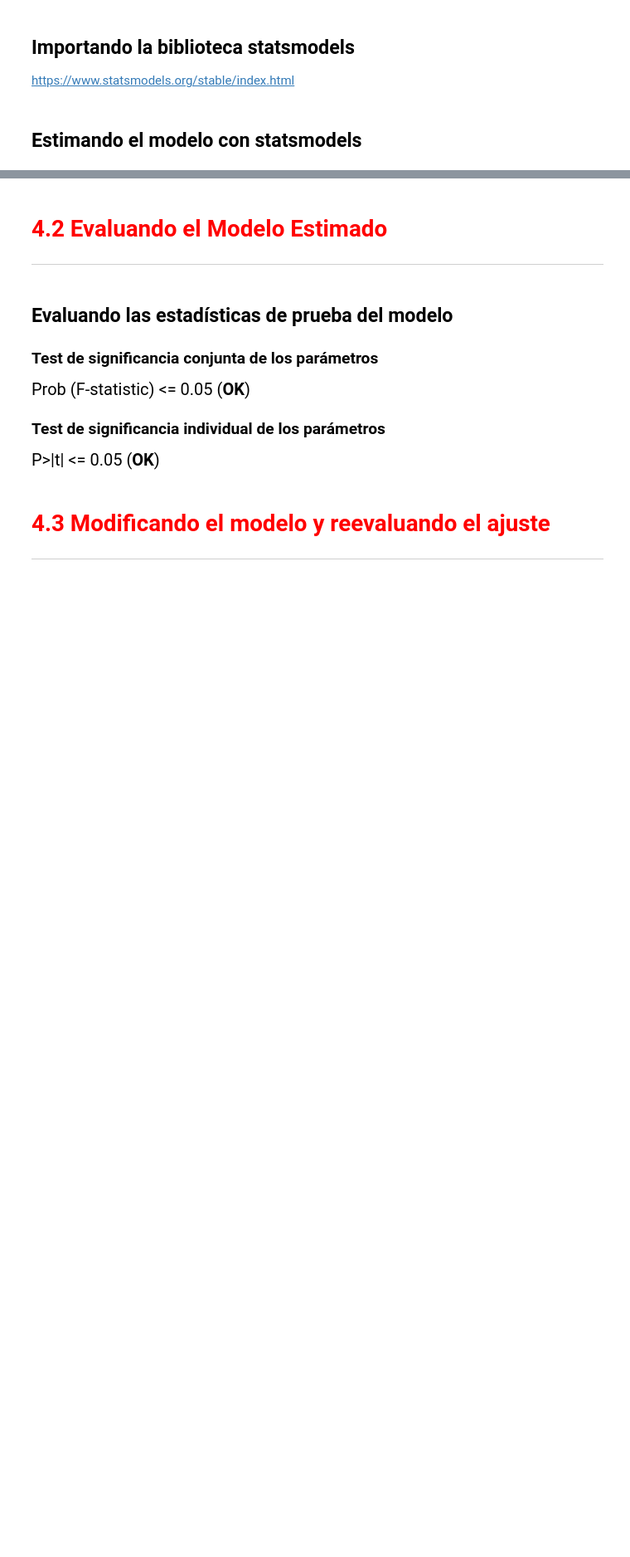
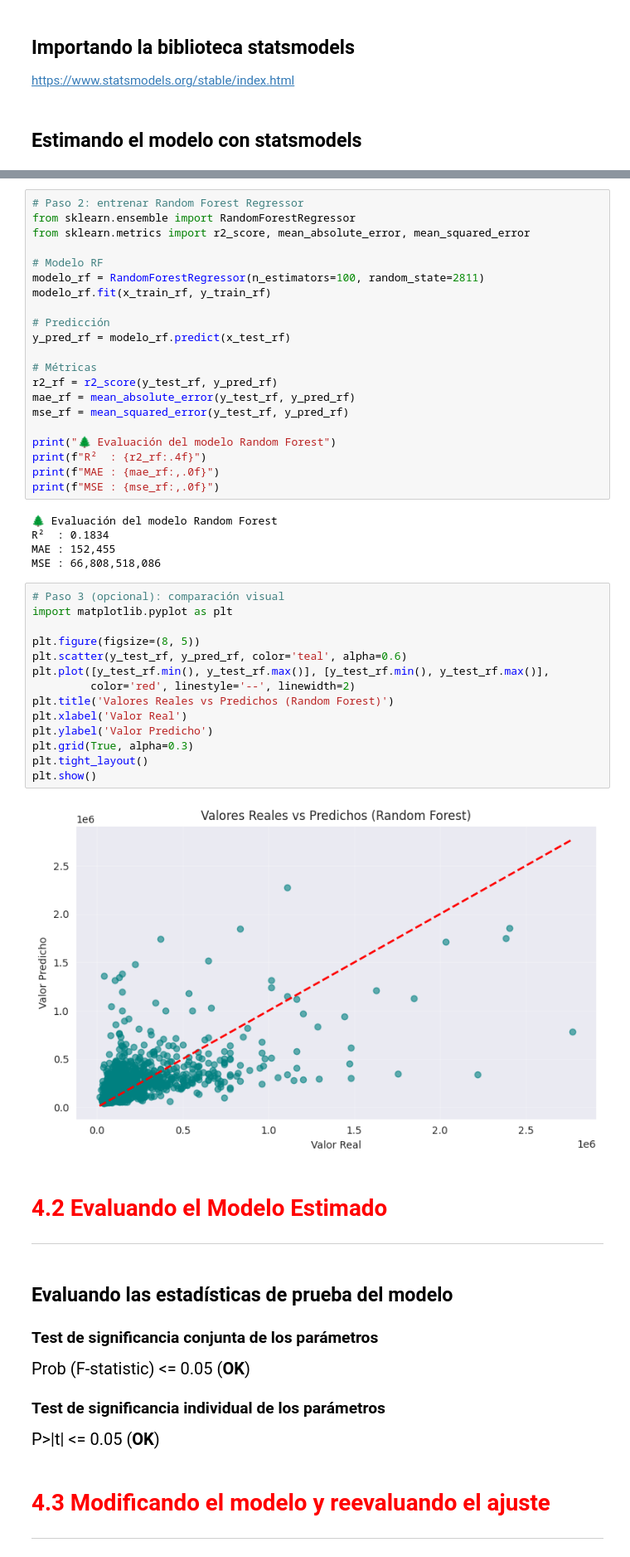
Before and after one commit to Maucho6340/1764-estadistica-con-python-probabilidad-y-muestreo, a Jupyter notebook: Regresión_Lineal_II.ipynb, the cells around one changed output, grey strips where cells are left out. Shown at 83% size. Drawn from its saved outputs; the diff is of its cells as text; blank space fills up the shorter version.

```diff
--- a/Regresión_Lineal_II.ipynb
+++ b/Regresión_Lineal_II.ipynb
@@ -466,3 +566,45 @@ https://www.statsmodels.org/stable/index.html
+# %%
+# Paso 2: entrenar Random Forest Regressor
+from sklearn.ensemble import RandomForestRegressor
+from sklearn.metrics import r2_score, mean_absolute_error, mean_squared_error
+
+# Modelo RF
+modelo_rf = RandomForestRegressor(n_estimators=100, random_state=2811)
+modelo_rf.fit(x_train_rf, y_train_rf)
+
+# Predicción
+y_pred_rf = modelo_rf.predict(x_test_rf)
+
+# Métricas
+r2_rf = r2_score(y_test_rf, y_pred_rf)
+mae_rf = mean_absolute_error(y_test_rf, y_pred_rf)
+mse_rf = mean_squared_error(y_test_rf, y_pred_rf)
+
+print("🌲 Evaluación del modelo Random Forest")
+print(f"R²  : {r2_rf:.4f}")
+print(f"MAE : {mae_rf:,.0f}")
+print(f"MSE : {mse_rf:,.0f}")
+# %% [output]
+🌲 Evaluación del modelo Random Forest
+R²  : 0.1834
+MAE : 152,455
+MSE : 66,808,518,086
+# %%
+# Paso 3 (opcional): comparación visual
+import matplotlib.pyplot as plt
+
+plt.figure(figsize=(8, 5))
+plt.scatter(y_test_rf, y_pred_rf, color='teal', alpha=0.6)
+plt.plot([y_test_rf.min(), y_test_rf.max()], [y_test_rf.min(), y_test_rf.max()],
+         color='red', linestyle='--', linewidth=2)
+plt.title('Valores Reales vs Predichos (Random Forest)')
+plt.xlabel('Valor Real')
+plt.ylabel('Valor Predicho')
+plt.grid(True, alpha=0.3)
+plt.tight_layout()
+plt.show()
+# %% [output]
+[figure, added]
 # %% [markdown]
 # <font color='red' style='font-size: 30px;'>4.2 Evaluando el Modelo Estimado</font>
 <hr style='border: 2px solid red;'>
```
Also changed, not shown: parts of 12 cells of this notebook.
